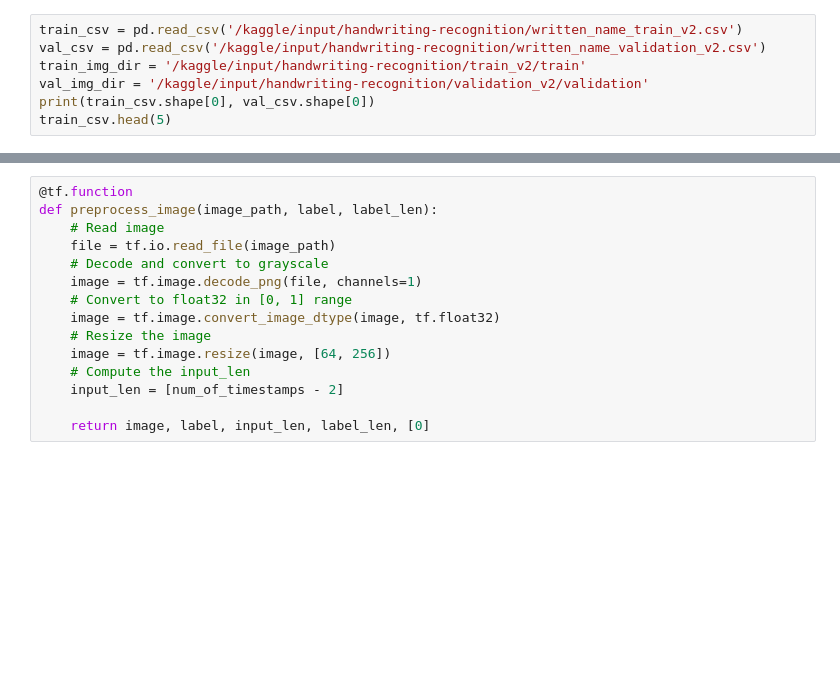
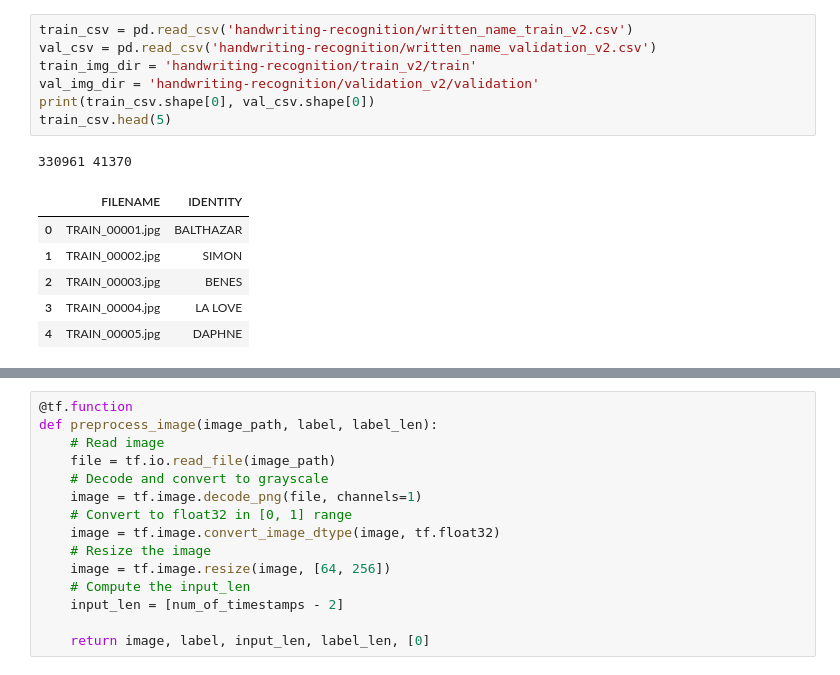
Before and after one commit to DCC-UAB/XNAPproject-grup_06, a Jupyter notebook: code/Models/Model CRNN.ipynb, the cells around one changed output, grey strips where cells are left out. Drawn from its saved outputs; the diff is of its cells as text; blank space fills up the shorter version.

```diff
--- a/code/Models/Model CRNN.ipynb
+++ b/code/Models/Model CRNN.ipynb
@@ -21,10 +27,18 @@ import matplotlib.pyplot as plt
 # %%
-train_csv = pd.read_csv('/kaggle/input/handwriting-recognition/written_name_train_v2.csv')
-val_csv = pd.read_csv('/kaggle/input/handwriting-recognition/written_name_validation_v2.csv')
-train_img_dir = '/kaggle/input/handwriting-recognition/train_v2/train'
-val_img_dir = '/kaggle/input/handwriting-recognition/validation_v2/validation'
+train_csv = pd.read_csv('handwriting-recognition/written_name_train_v2.csv')
+val_csv = pd.read_csv('handwriting-recognition/written_name_validation_v2.csv')
+train_img_dir = 'handwriting-recognition/train_v2/train'
+val_img_dir = 'handwriting-recognition/validation_v2/validation'
 print(train_csv.shape[0], val_csv.shape[0])
 train_csv.head(5)
+# %% [output]
+330961 41370
+|  | FILENAME | IDENTITY |
+| 0 | TRAIN_00001.jpg | BALTHAZAR |
+| 1 | TRAIN_00002.jpg | SIMON |
+| 2 | TRAIN_00003.jpg | BENES |
+| 3 | TRAIN_00004.jpg | LA LOVE |
+| 4 | TRAIN_00005.jpg | DAPHNE |
 # %%
 def visualization_data(data_csv, image_dir):
     # Set up the plot
```
Also changed, not shown: parts of 8 cells of this notebook.
